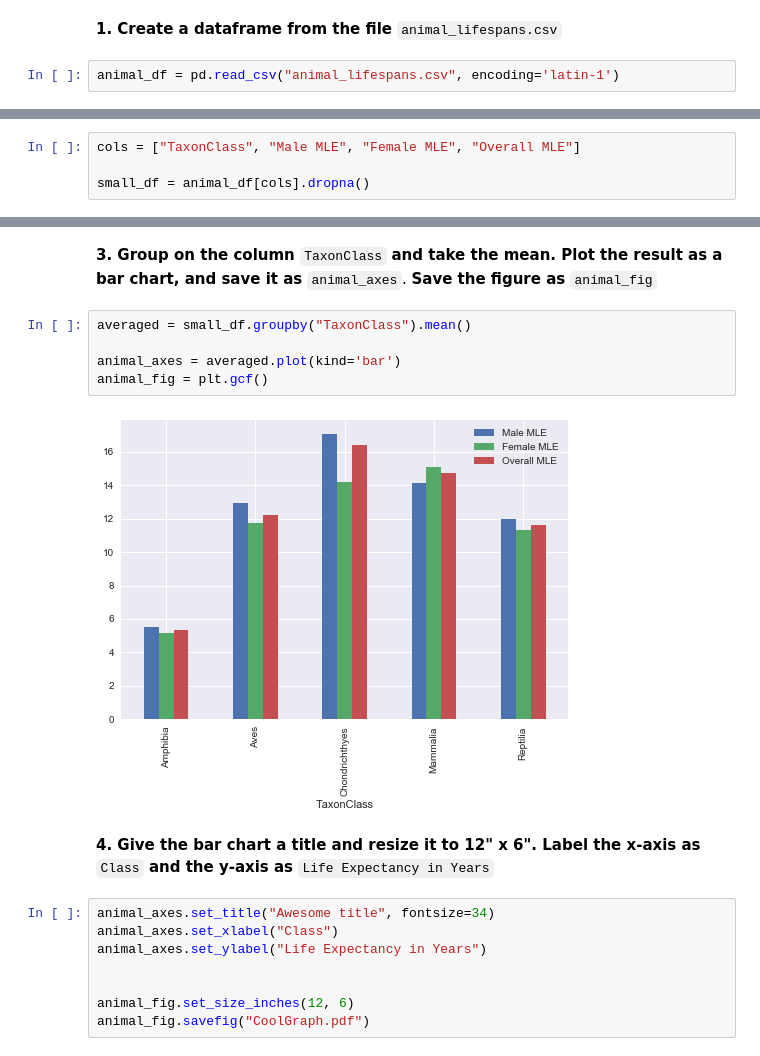
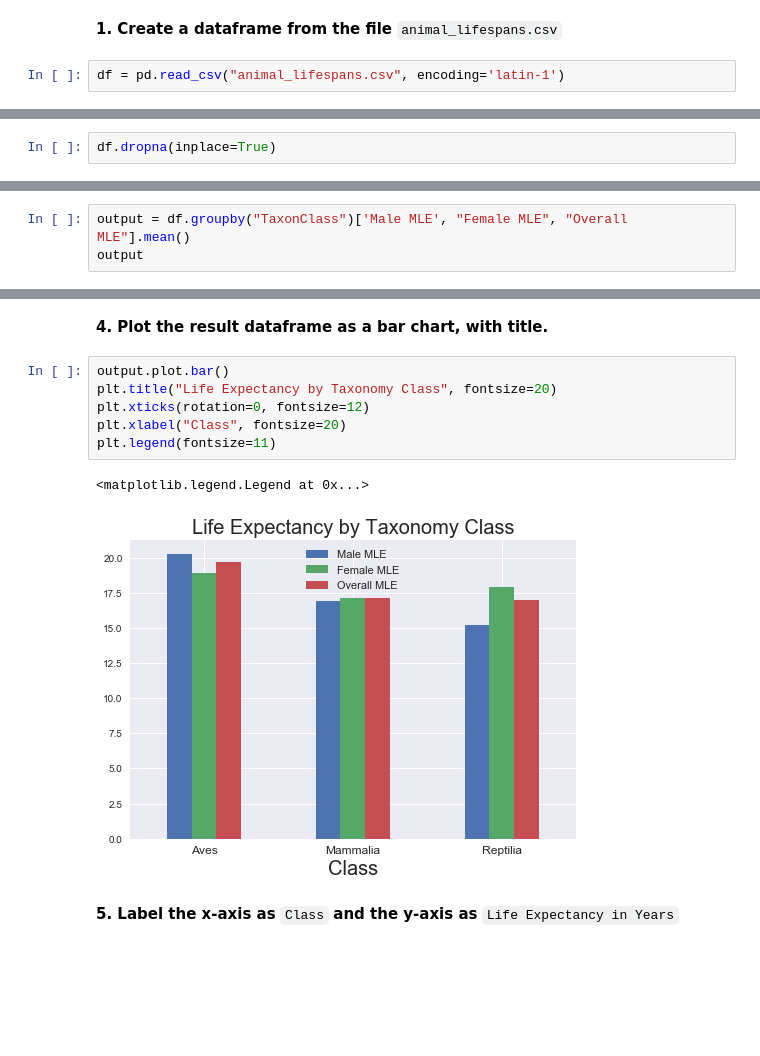
Before and after one commit to robcarrington/python-for-data-science, a Jupyter notebook: Session8/Session8_Exercises_Solved.ipynb, the cells around one changed output, grey strips where cells are left out. Saved outputs shown, nothing was run; the diff lists cells and outputs as text; blank space fills up the shorter version.

```diff
--- a/Session8/Session8_Exercises_Solved.ipynb
+++ b/Session8/Session8_Exercises_Solved.ipynb
@@ -238,5 +198,5 @@ rigged_fig = plt.gcf()
 # %% [markdown]
 **1. Create a dataframe from the file** `animal_lifespans.csv`
 # %%
-animal_df = pd.read_csv("animal_lifespans.csv", encoding='latin-1')
+df = pd.read_csv("animal_lifespans.csv", encoding='latin-1')
 # %% [markdown]
@@ -243,0 +204,2 @@ animal_df = pd.read_csv("animal_lifespans.csv", encoding='latin-1')
+# %%
+df.dropna(inplace=True)
@@ -244,4 +208,3 @@ animal_df = pd.read_csv("animal_lifespans.csv", encoding='latin-1')
 # %%
-cols = ["TaxonClass", "Male MLE", "Female MLE", "Overall MLE"]
-
-small_df = animal_df[cols].dropna()
+output = df.groupby("TaxonClass")['Male MLE', "Female MLE", "Overall MLE"].mean()
+output
@@ -248,19 +217,13 @@ small_df = animal_df[cols].dropna()
-# %% [markdown]
-**3. Group on the column** `TaxonClass` **and take the mean. Plot the result as a bar chart, and save it as** `animal_axes`. **Save the figure as** `animal_fig`
-# %%
-averaged = small_df.groupby("TaxonClass").mean()
-
-animal_axes = averaged.plot(kind='bar')
-animal_fig = plt.gcf()
-# %% [output]
-[figure, removed]
+# %% [markdown]
+**4. Plot the result dataframe as a bar chart, with title.**
+# %%
+output.plot.bar()
+plt.title("Life Expectancy by Taxonomy Class", fontsize=20)
+plt.xticks(rotation=0, fontsize=12)
+plt.xlabel("Class", fontsize=20)
+plt.legend(fontsize=11)
+# %% [output]
+<matplotlib.legend.Legend at 0x...>
+[figure, added]
 # %% [markdown]
-**4. Give the bar chart a title and resize it to 12" x 6". Label the x-axis as** `Class` **and the y-axis as** `Life Expectancy in Years`
+**5. Label the x-axis as** `Class` **and the y-axis as** `Life Expectancy in Years`
-# %%
-animal_axes.set_title("Awesome title", fontsize=34)
-animal_axes.set_xlabel("Class")
-animal_axes.set_ylabel("Life Expectancy in Years")
-
-
-animal_fig.set_size_inches(12, 6)
-animal_fig.savefig("CoolGraph.pdf")
```
Also changed, not shown: parts of 45 cells of this notebook, 11 other files.
